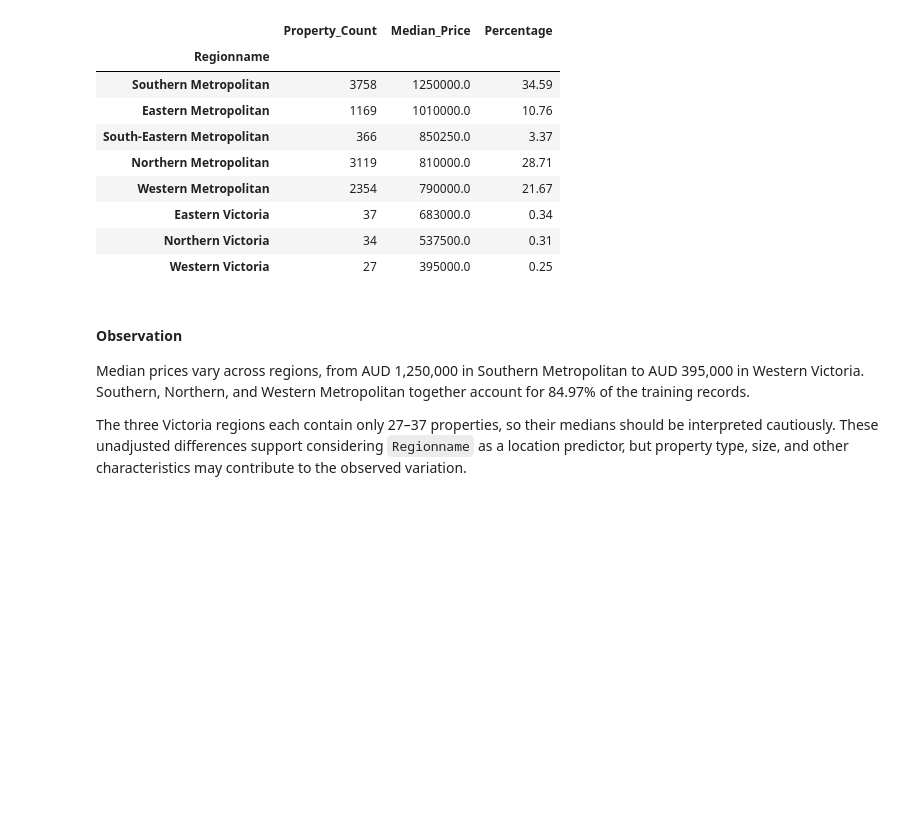
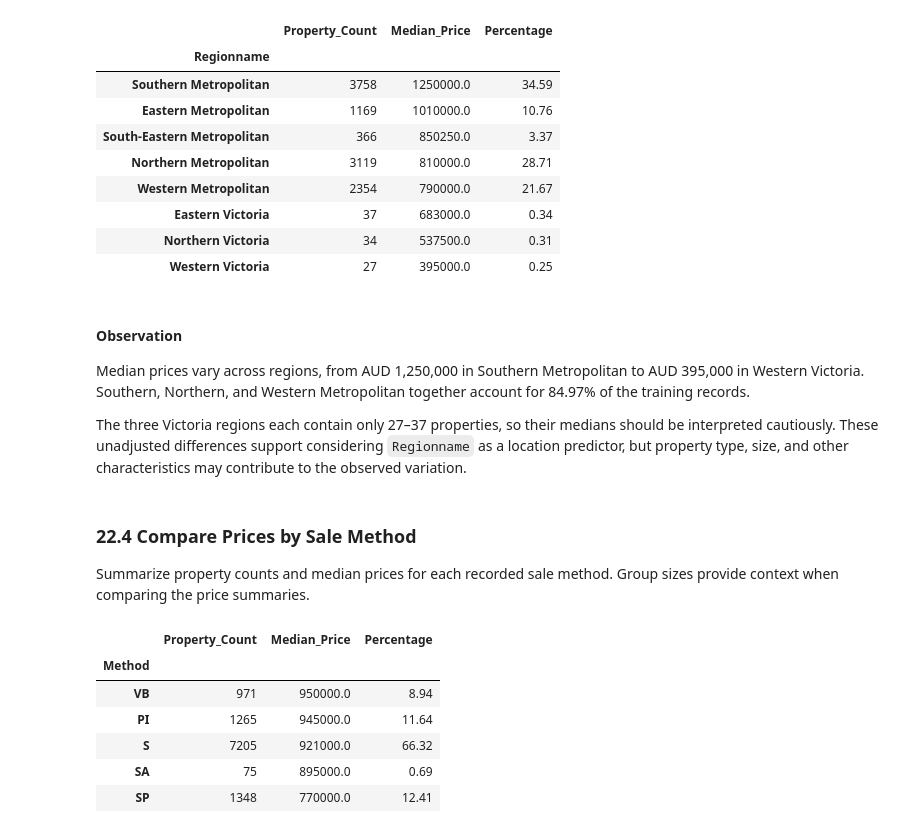
Before and after one commit to WaqasGurmani/house-price-linear-models, a Jupyter notebook: notebooks/02_eda_and_data_quality.ipynb, the cells around one changed output. Drawn from its saved outputs; the diff is of its cells as text; code cells hidden in the pictures; blank space fills up the shorter version.

```diff
--- a/notebooks/02_eda_and_data_quality.ipynb
+++ b/notebooks/02_eda_and_data_quality.ipynb
@@ -2752,3 +2752,34 @@ region_price_summary.to_csv(
 Median prices vary across regions, from AUD 1,250,000 in Southern Metropolitan to AUD 395,000 in Western Victoria. Southern, Northern, and Western Metropolitan together account for 84.97% of the training records.
 
 The three Victoria regions each contain only 27–37 properties, so their medians should be interpreted cautiously. These unadjusted differences support considering `Regionname` as a location predictor, but property type, size, and other characteristics may contribute to the observed variation.
+# %% [markdown]
+### 22.4 Compare Prices by Sale Method
+
+Summarize property counts and median prices for each recorded sale method. Group sizes provide context when comparing the price summaries.
+# %%
+method_price_summary = (
+    train_df.groupby("Method")
+    .agg(
+        Property_Count=("Price", "size"),
+        Median_Price=("Price", "median")
+    )
+    .sort_values("Median_Price", ascending=False)
+)
+
+method_price_summary["Percentage"] = (
+    method_price_summary["Property_Count"] / len(train_df) * 100
+).round(2)
+
+display(method_price_summary)
+
+method_price_summary.to_csv(
+    tables_path / "sale_method_price_summary.csv"
+)
+# %% [output]
+|  | Property_Count | Median_Price | Percentage |
+| Method |  |  |  |
+| VB | 971 | 950000.0 | 8.94 |
+| PI | 1265 | 945000.0 | 11.64 |
+| S | 7205 | 921000.0 | 66.32 |
+| SA | 75 | 895000.0 | 0.69 |
+| SP | 1348 | 770000.0 | 12.41 |
```
Also changed, not shown: parts of 8 cells of this notebook, 3 other files.
